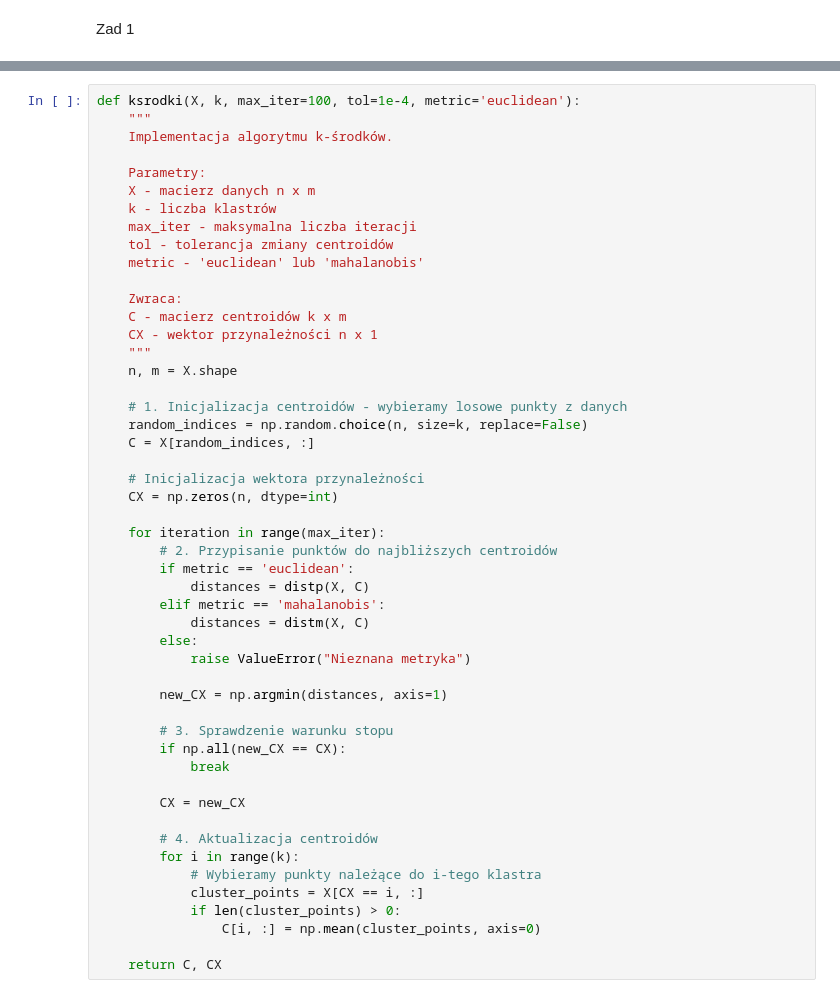
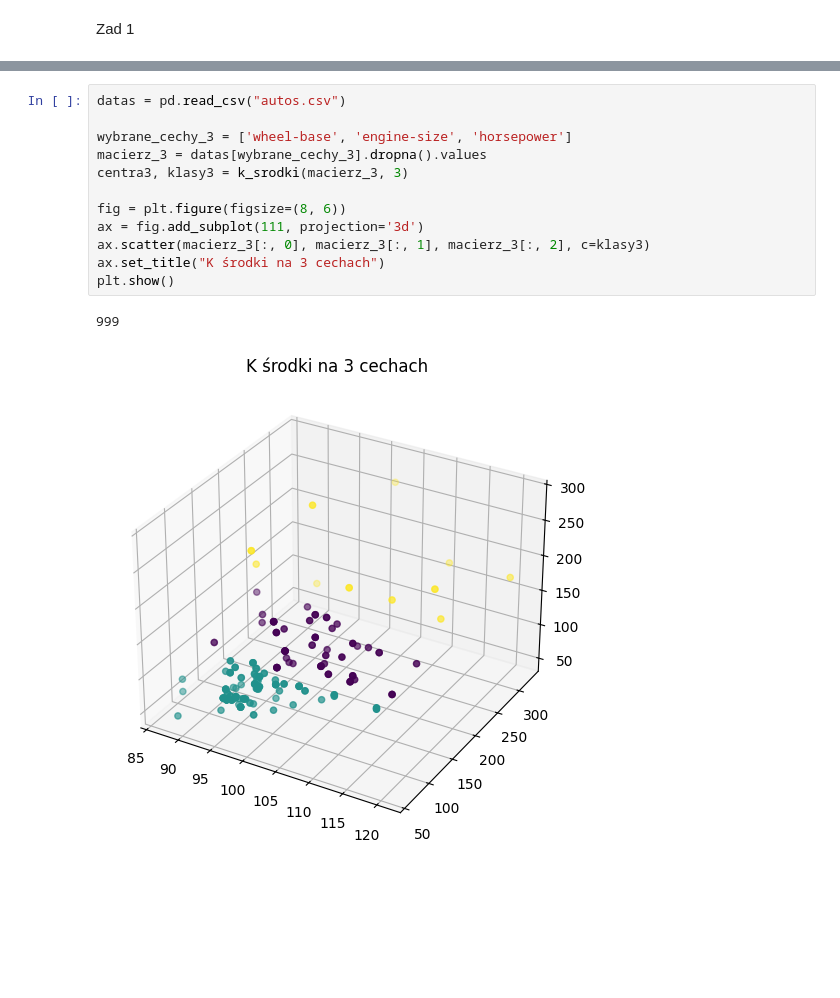
Before and after one commit to ExeN93/sem4, a Jupyter notebook: Data Processing and Analysis/lab7/lab7.ipynb, the cells around one changed output, grey strips where cells are left out. Drawn from its saved outputs; the diff is of its cells as text; blank space fills up the shorter version.

```diff
--- a/Data Processing and Analysis/lab7/lab7.ipynb
+++ b/Data Processing and Analysis/lab7/lab7.ipynb
@@ -63,50 +49,15 @@ def distm(X, C, V=None):
 # %%
-def ksrodki(X, k, max_iter=100, tol=1e-4, metric='euclidean'):
-    """
-    Implementacja algorytmu k-środków.
+datas = pd.read_csv("autos.csv")
 
-    Parametry:
-    X - macierz danych n x m
-    k - liczba klastrów
-    max_iter - maksymalna liczba iteracji
-    tol - tolerancja zmiany centroidów
-    metric - 'euclidean' lub 'mahalanobis'
+wybrane_cechy_3 = ['wheel-base', 'engine-size', 'horsepower']
+macierz_3 = datas[wybrane_cechy_3].dropna().values
+centra3, klasy3 = k_srodki(macierz_3, 3)
 
-    Zwraca:
-    C - macierz centroidów k x m
-    CX - wektor przynależności n x 1
-    """
-    n, m = X.shape
-
-    # 1. Inicjalizacja centroidów - wybieramy losowe punkty z danych
-    random_indices = np.random.choice(n, size=k, replace=False)
-    C = X[random_indices, :]
-
-    # Inicjalizacja wektora przynależności
-    CX = np.zeros(n, dtype=int)
-
-    for iteration in range(max_iter):
-        # 2. Przypisanie punktów do najbliższych centroidów
-        if metric == 'euclidean':
-            distances = distp(X, C)
-        elif metric == 'mahalanobis':
-            distances = distm(X, C)
-        else:
-            raise ValueError("Nieznana metryka")
-
-        new_CX = np.argmin(distances, axis=1)
-
-        # 3. Sprawdzenie warunku stopu
-        if np.all(new_CX == CX):
-            break
-
-        CX = new_CX
-
-        # 4. Aktualizacja centroidów
-        for i in range(k):
-            # Wybieramy punkty należące do i-tego klastra
-            cluster_points = X[CX == i, :]
-            if len(cluster_points) > 0:
-                C[i, :] = np.mean(cluster_points, axis=0)
-
-    return C, CX
+fig = plt.figure(figsize=(8, 6))
+ax = fig.add_subplot(111, projection='3d')
+ax.scatter(macierz_3[:, 0], macierz_3[:, 1], macierz_3[:, 2], c=klasy3)
+ax.set_title("K środki na 3 cechach")
+plt.show()
+# %% [output]
+999
+[figure, added]
```
Also changed, not shown: parts of 5 cells of this notebook, 13 other files.
